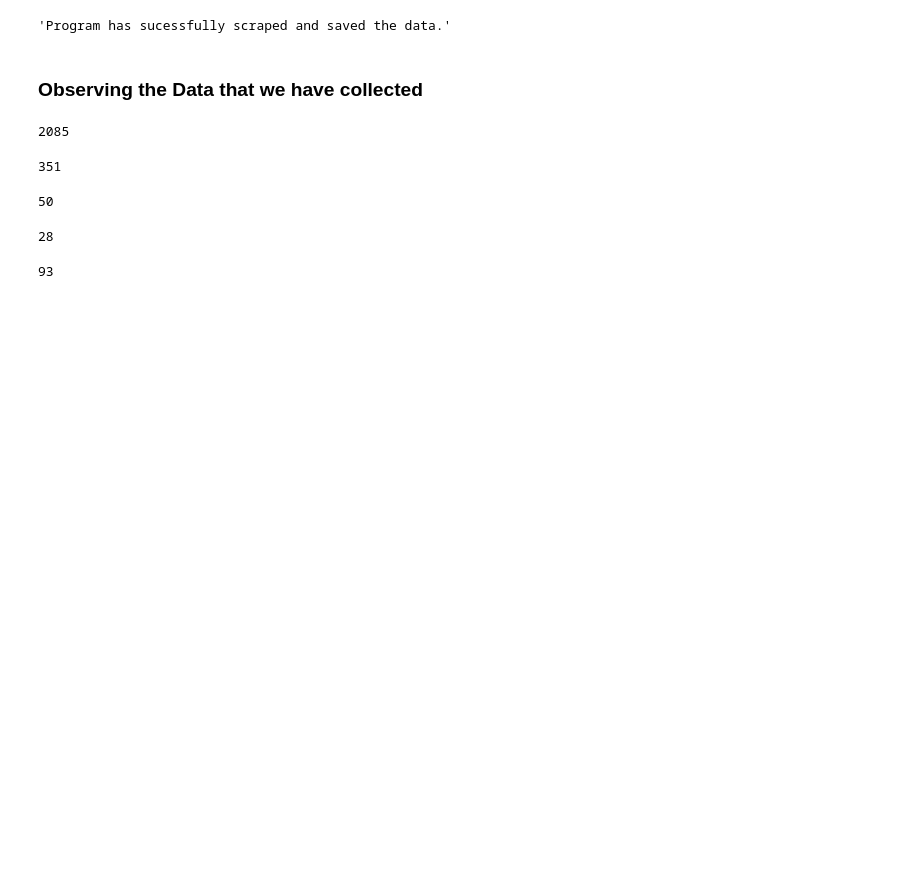
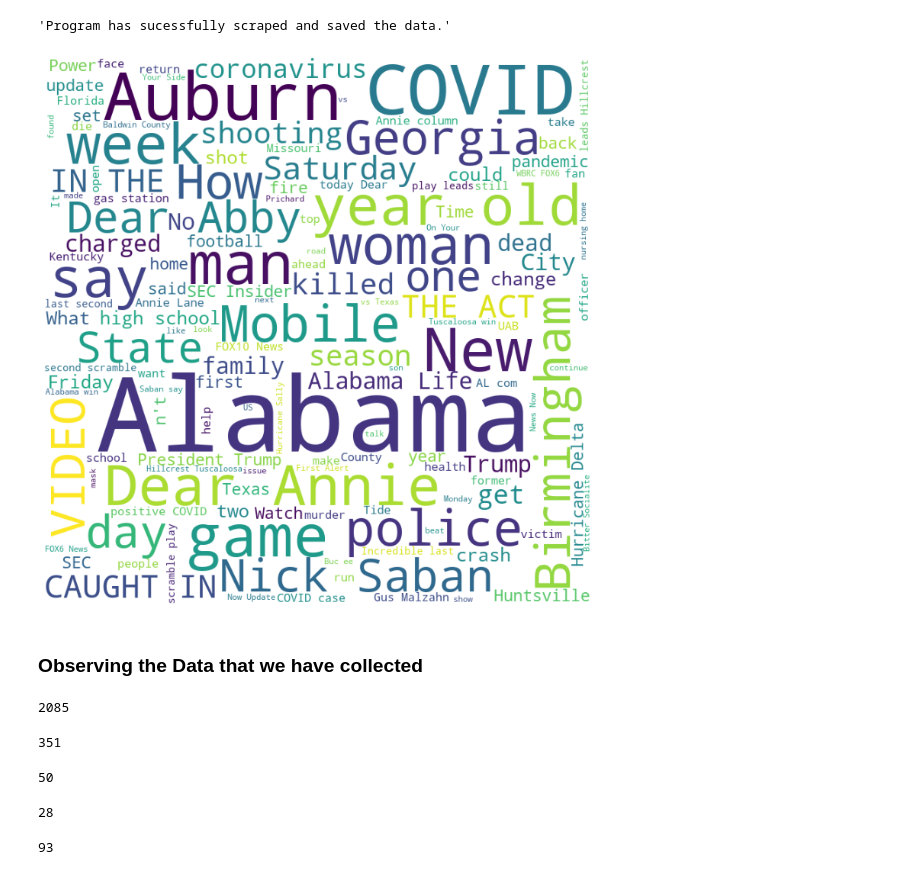
Before and after one commit to GabeSArn/headlines, a Jupyter notebook: news_scraper.ipynb, the cells around one changed output. Drawn from its saved outputs; the diff is of its cells as text; code cells hidden in the pictures; blank space fills up the shorter version.

Commit message:
Word Cloud of titles created.

```diff
--- a/news_scraper.ipynb
+++ b/news_scraper.ipynb
@@ -11,2 +20,36 @@ main.run_all()
+# %%
+cleaned_titles = []
+for i in titles:
+    word_tokens = word_tokenize(i)
+    filtered_sentence = [w for w in word_tokens if not w in stop_words]
+
+    filtered_sentence = []
+
+    for w in word_tokens:
+        if w not in stop_words:
+            filtered_sentence.append(w)
+
+    cleaned_titles.append(filtered_sentence)
+# %%
+cleaned_words = []
+for titles in cleaned_titles:
+    for words in titles:
+        cleaned_words.append(re.sub(r'\dh','', words))
+# %%
+listToStr = ' '.join([str(elem) for elem in cleaned_words])
+# %%
+wordcloud = WordCloud(width = 800, height = 800,
+                background_color ='white',
+                stopwords = stop_words,
+                min_font_size = 10).generate(listToStr)
+# %%
+plt.figure(figsize = (20, 10), facecolor = None)
+plt.imshow(wordcloud)
+plt.axis("off")
+plt.tight_layout(pad = 0)
+
+plt.show()
+# %% [output]
+[figure, added]
 # %% [markdown]
 ### Observing the Data that we have collected
```
Also changed, not shown: parts of 5 cells of this notebook.
